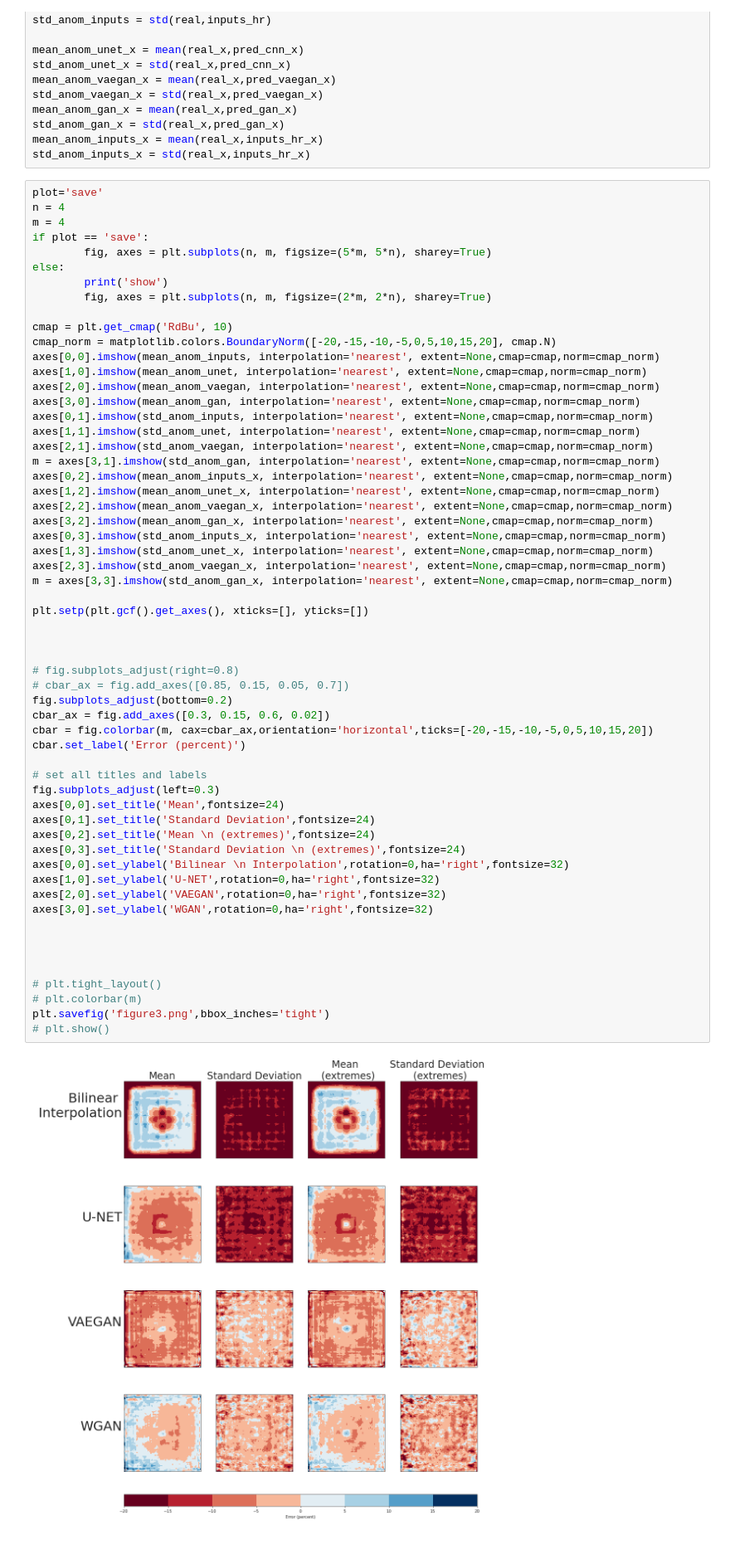
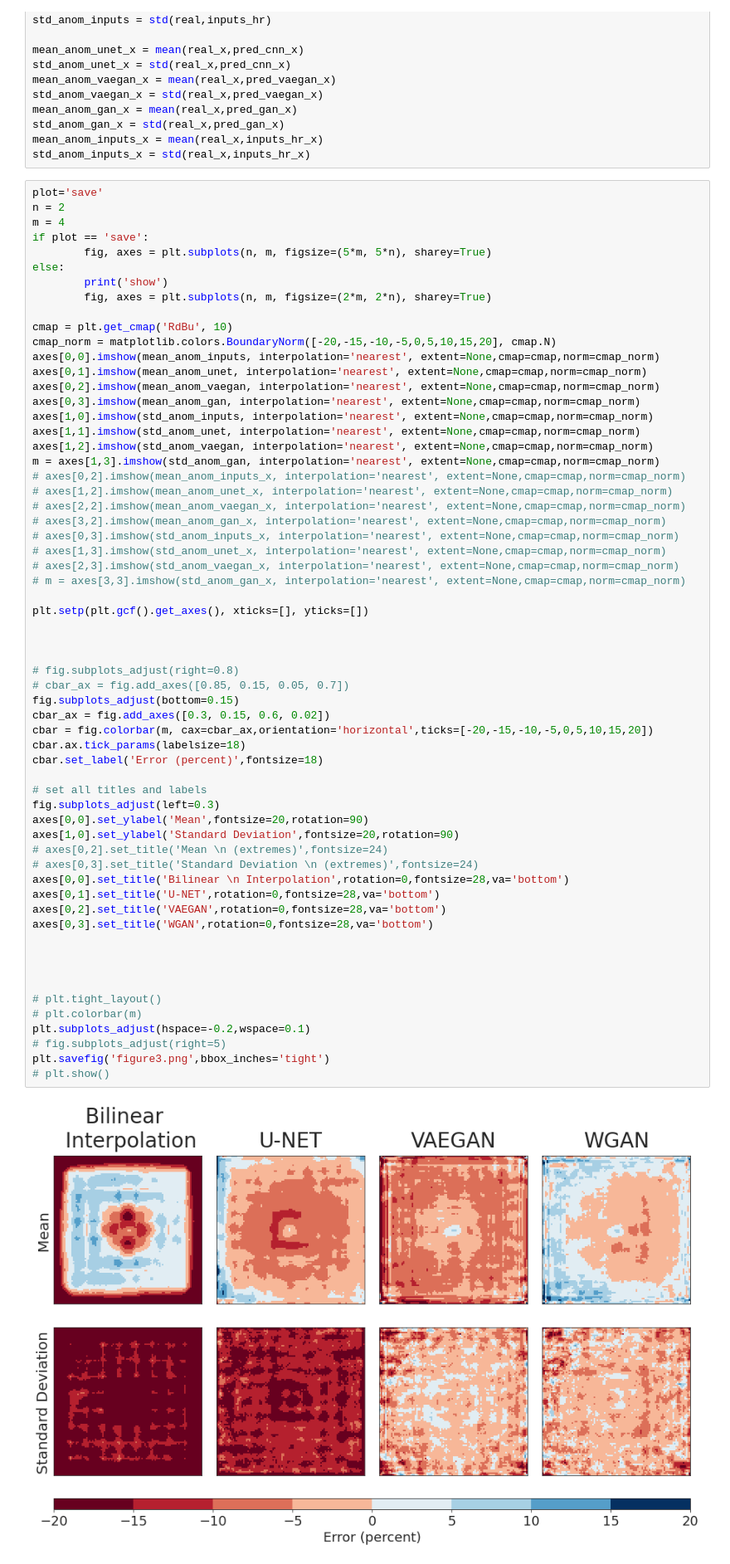
Before and after one commit to vosps/tropical_cyclone, a Jupyter notebook: figures/3_mean_plot_2d.ipynb, the cells around one changed output. Shown at 83% size. Saved outputs shown, nothing was run; the diff lists cells and outputs as text.

Commit message:
plotting era5 stuff final plot ready ish

```diff
--- a/figures/3_mean_plot_2d.ipynb
+++ b/figures/3_mean_plot_2d.ipynb
@@ -91,64 +91,67 @@ mean_anom_inputs_x = mean(real_x,inputs_hr_x)
 std_anom_inputs_x = std(real_x,inputs_hr_x)
 # %%
 plot='save'
-n = 4
+n = 2
 m = 4
 if plot == 'save':
 		fig, axes = plt.subplots(n, m, figsize=(5*m, 5*n), sharey=True)
 else:
 		print('show')
 		fig, axes = plt.subplots(n, m, figsize=(2*m, 2*n), sharey=True)
 
 cmap = plt.get_cmap('RdBu', 10)
 cmap_norm = matplotlib.colors.BoundaryNorm([-20,-15,-10,-5,0,5,10,15,20], cmap.N)
 axes[0,0].imshow(mean_anom_inputs, interpolation='nearest', extent=None,cmap=cmap,norm=cmap_norm)
-axes[1,0].imshow(mean_anom_unet, interpolation='nearest', extent=None,cmap=cmap,norm=cmap_norm)
-axes[2,0].imshow(mean_anom_vaegan, interpolation='nearest', extent=None,cmap=cmap,norm=cmap_norm)
-axes[3,0].imshow(mean_anom_gan, interpolation='nearest', extent=None,cmap=cmap,norm=cmap_norm)
-axes[0,1].imshow(std_anom_inputs, interpolation='nearest', extent=None,cmap=cmap,norm=cmap_norm)
+axes[0,1].imshow(mean_anom_unet, interpolation='nearest', extent=None,cmap=cmap,norm=cmap_norm)
+axes[0,2].imshow(mean_anom_vaegan, interpolation='nearest', extent=None,cmap=cmap,norm=cmap_norm)
+axes[0,3].imshow(mean_anom_gan, interpolation='nearest', extent=None,cmap=cmap,norm=cmap_norm)
+axes[1,0].imshow(std_anom_inputs, interpolation='nearest', extent=None,cmap=cmap,norm=cmap_norm)
 axes[1,1].imshow(std_anom_unet, interpolation='nearest', extent=None,cmap=cmap,norm=cmap_norm)
-axes[2,1].imshow(std_anom_vaegan, interpolation='nearest', extent=None,cmap=cmap,norm=cmap_norm)
-m = axes[3,1].imshow(std_anom_gan, interpolation='nearest', extent=None,cmap=cmap,norm=cmap_norm)
-axes[0,2].imshow(mean_anom_inputs_x, interpolation='nearest', extent=None,cmap=cmap,norm=cmap_norm)
-axes[1,2].imshow(mean_anom_unet_x, interpolation='nearest', extent=None,cmap=cmap,norm=cmap_norm)
-axes[2,2].imshow(mean_anom_vaegan_x, interpolation='nearest', extent=None,cmap=cmap,norm=cmap_norm)
-axes[3,2].imshow(mean_anom_gan_x, interpolation='nearest', extent=None,cmap=cmap,norm=cmap_norm)
-axes[0,3].imshow(std_anom_inputs_x, interpolation='nearest', extent=None,cmap=cmap,norm=cmap_norm)
-axes[1,3].imshow(std_anom_unet_x, interpolation='nearest', extent=None,cmap=cmap,norm=cmap_norm)
-axes[2,3].imshow(std_anom_vaegan_x, interpolation='nearest', extent=None,cmap=cmap,norm=cmap_norm)
-m = axes[3,3].imshow(std_anom_gan_x, interpolation='nearest', extent=None,cmap=cmap,norm=cmap_norm)
+axes[1,2].imshow(std_anom_vaegan, interpolation='nearest', extent=None,cmap=cmap,norm=cmap_norm)
+m = axes[1,3].imshow(std_anom_gan, interpolation='nearest', extent=None,cmap=cmap,norm=cmap_norm)
+# axes[0,2].imshow(mean_anom_inputs_x, interpolation='nearest', extent=None,cmap=cmap,norm=cmap_norm)
+# axes[1,2].imshow(mean_anom_unet_x, interpolation='nearest', extent=None,cmap=cmap,norm=cmap_norm)
+# axes[2,2].imshow(mean_anom_vaegan_x, interpolation='nearest', extent=None,cmap=cmap,norm=cmap_norm)
+# axes[3,2].imshow(mean_anom_gan_x, interpolation='nearest', extent=None,cmap=cmap,norm=cmap_norm)
+# axes[0,3].imshow(std_anom_inputs_x, interpolation='nearest', extent=None,cmap=cmap,norm=cmap_norm)
+# axes[1,3].imshow(std_anom_unet_x, interpolation='nearest', extent=None,cmap=cmap,norm=cmap_norm)
+# axes[2,3].imshow(std_anom_vaegan_x, interpolation='nearest', extent=None,cmap=cmap,norm=cmap_norm)
+# m = axes[3,3].imshow(std_anom_gan_x, interpolation='nearest', extent=None,cmap=cmap,norm=cmap_norm)
 
 plt.setp(plt.gcf().get_axes(), xticks=[], yticks=[])
 
 
 
 # fig.subplots_adjust(right=0.8)
 # cbar_ax = fig.add_axes([0.85, 0.15, 0.05, 0.7])
-fig.subplots_adjust(bottom=0.2)
+fig.subplots_adjust(bottom=0.15)
 cbar_ax = fig.add_axes([0.3, 0.15, 0.6, 0.02])
 cbar = fig.colorbar(m, cax=cbar_ax,orientation='horizontal',ticks=[-20,-15,-10,-5,0,5,10,15,20])
-cbar.set_label('Error (percent)')
+cbar.ax.tick_params(labelsize=18)
+cbar.set_label('Error (percent)',fontsize=18)
 
 # set all titles and labels
 fig.subplots_adjust(left=0.3)
-axes[0,0].set_title('Mean',fontsize=24)
-axes[0,1].set_title('Standard Deviation',fontsize=24)
-axes[0,2].set_title('Mean \n (extremes)',fontsize=24)
-axes[0,3].set_title('Standard Deviation \n (extremes)',fontsize=24)
-axes[0,0].set_ylabel('Bilinear \n Interpolation',rotation=0,ha='right',fontsize=32)
-axes[1,0].set_ylabel('U-NET',rotation=0,ha='right',fontsize=32)
-axes[2,0].set_ylabel('VAEGAN',rotation=0,ha='right',fontsize=32)
-axes[3,0].set_ylabel('WGAN',rotation=0,ha='right',fontsize=32)
+axes[0,0].set_ylabel('Mean',fontsize=20,rotation=90)
+axes[1,0].set_ylabel('Standard Deviation',fontsize=20,rotation=90)
+# axes[0,2].set_title('Mean \n (extremes)',fontsize=24)
+# axes[0,3].set_title('Standard Deviation \n (extremes)',fontsize=24)
+axes[0,0].set_title('Bilinear \n Interpolation',rotation=0,fontsize=28,va='bottom')
+axes[0,1].set_title('U-NET',rotation=0,fontsize=28,va='bottom')
+axes[0,2].set_title('VAEGAN',rotation=0,fontsize=28,va='bottom')
+axes[0,3].set_title('WGAN',rotation=0,fontsize=28,va='bottom')
 
 
 
 
 # plt.tight_layout()
 # plt.colorbar(m)
+plt.subplots_adjust(hspace=-0.2,wspace=0.1)
+# fig.subplots_adjust(right=5)
 plt.savefig('figure3.png',bbox_inches='tight')
 # plt.show()
 # %% [output]
-[figure, old version]
+[figure, new version]
 # %%
 plot='save'
 n = 4
```
Also changed, not shown: 12 other files.
